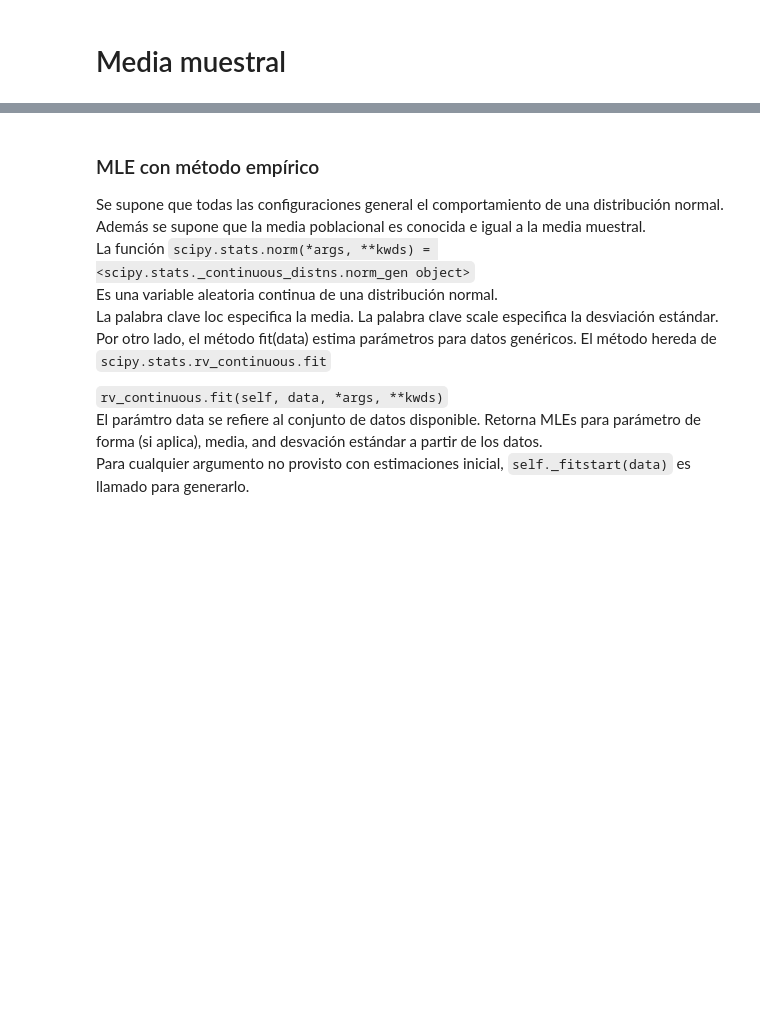
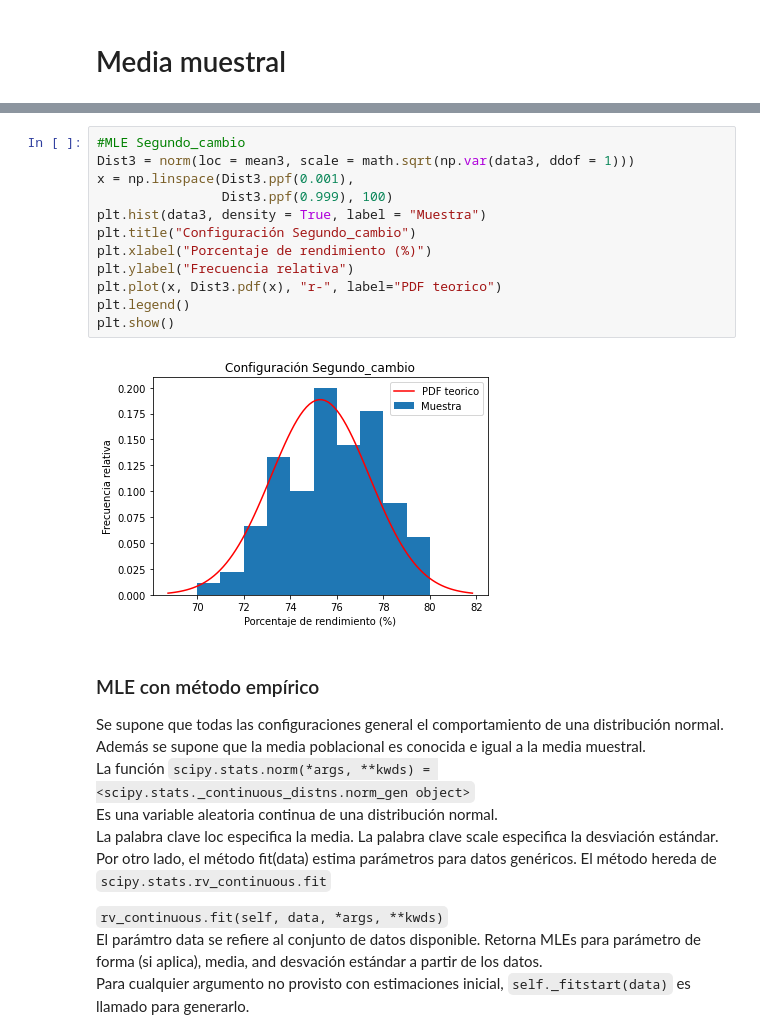
Before and after one commit to Abstractize/Statistical-Inference, a Jupyter notebook: statistical_inference.ipynb, the cells around one changed output, grey strips where cells are left out. Drawn from its saved outputs; the diff is of its cells as text; blank space fills up the shorter version.

```diff
--- a/statistical_inference.ipynb
+++ b/statistical_inference.ipynb
@@ -49,3 +95,17 @@ Promedio de configuración Segundo_cambio:  75.0
+# %%
+#MLE Segundo_cambio
+Dist3 = norm(loc = mean3, scale = math.sqrt(np.var(data3, ddof = 1)))
+x = np.linspace(Dist3.ppf(0.001),
+                Dist3.ppf(0.999), 100)
+plt.hist(data3, density = True, label = "Muestra")
+plt.title("Configuración Segundo_cambio")
+plt.xlabel("Porcentaje de rendimiento (%)")
+plt.ylabel("Frecuencia relativa")
+plt.plot(x, Dist3.pdf(x), "r-", label="PDF teorico")
+plt.legend()
+plt.show()
+# %% [output]
+[figure, added]
 # %% [markdown]
 ### MLE con método empírico
 Se supone que todas las configuraciones general el comportamiento de una distribución normal. Además se supone que la media poblacional es conocida e igual a la media muestral.
```
Also changed, not shown: parts of 15 cells of this notebook.
